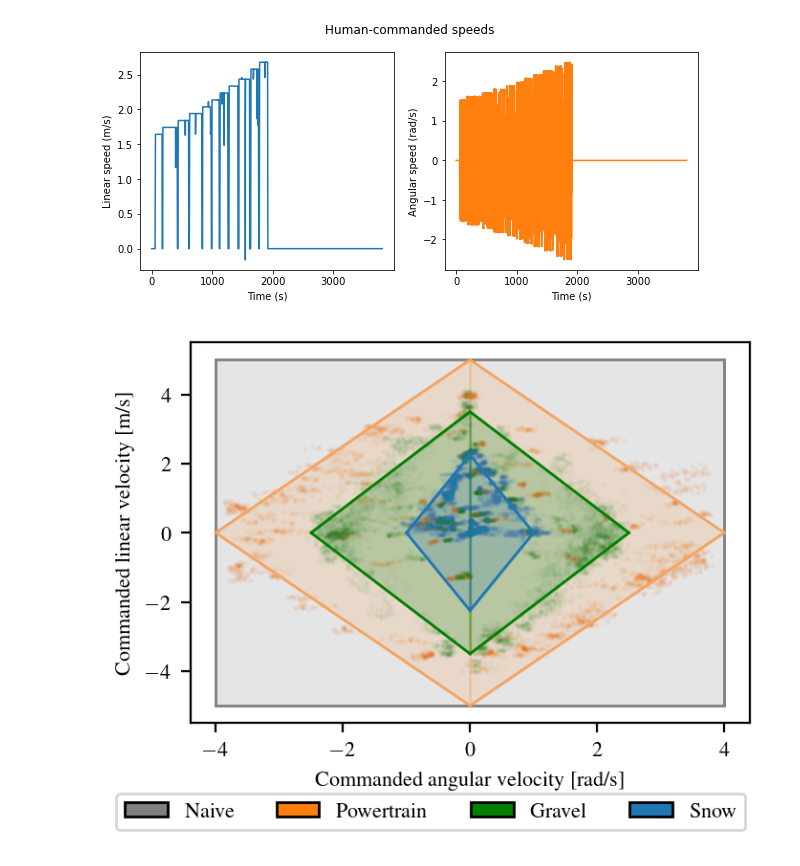
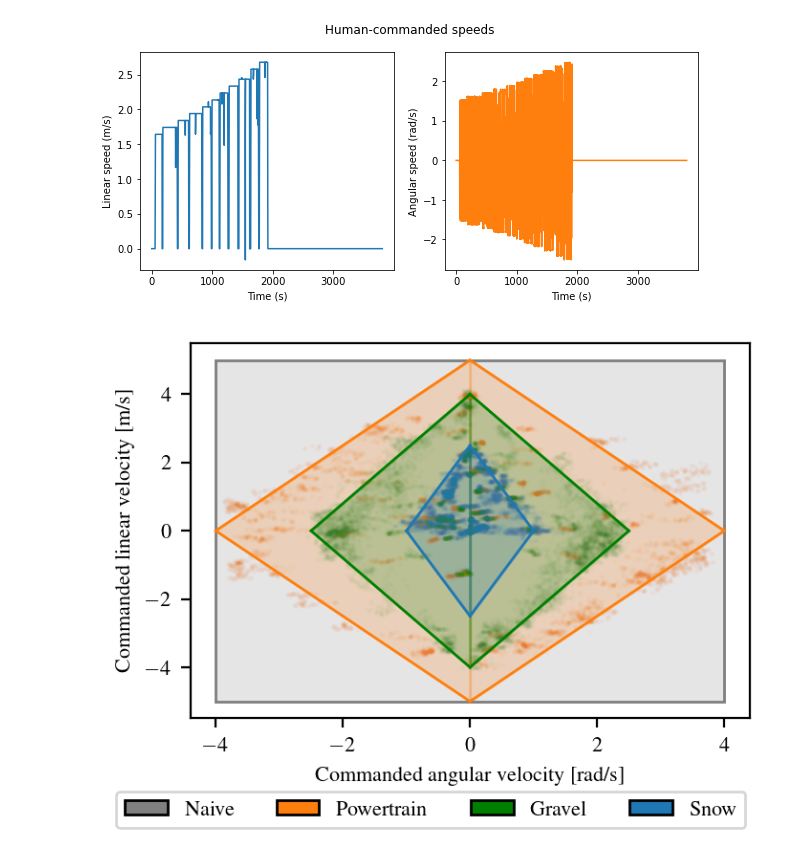
Before and after one commit to norlab-ulaval/norlab_WMRD, a Jupyter notebook: RAL2023/intro/input_space_figure/export_cmd_vels.ipynb, the cells around one changed output. Saved outputs shown, nothing was run; the diff lists cells and outputs as text; code cells hidden in the pictures.

```diff
--- a/RAL2023/intro/input_space_figure/export_cmd_vels.ipynb
+++ b/RAL2023/intro/input_space_figure/export_cmd_vels.ipynb
@@ -150,17 +149,6 @@ import matplotlib.pyplot as plt
 from matplotlib.patches import Rectangle
 import matplotlib as mpl
 
-font = {'family': 'normal',
-        'weight': 'bold',
-        'size': 8}
-plt.rc('font', **font)
-width = 3.402
-height = width / 1.3
-plt.close('all')
-fig, ax = plt.subplots(1, 1, dpi=200)
-fig.set_size_inches(width, height)
-# fig.subplots_adjust(left=.1, bottom=0.07, right=.995, top=.98)
-fig.subplots_adjust(top=0.99, bottom=0.23, right=.99, left=0.13)
 
 plt.rc('font', family='serif', serif='Times')
 plt.rc('text', usetex=True)
@@ -169,6 +157,14 @@ plt.rc('ytick', labelsize=8)
 plt.rc('axes', labelsize=8)
 mpl.rcParams['lines.dashed_pattern'] = [2, 2]
 mpl.rcParams['lines.linewidth'] = 1.0
+
+width  = 3.402
+height = width / 1.3
+plt.close('all')
+fig, ax = plt.subplots(1, 1, dpi=200)
+fig.set_size_inches(width, height)
+# fig.subplots_adjust(left=.1, bottom=0.07, right=.995, top=.98)
+fig.subplots_adjust(top=0.99, bottom=0.24, right=.99, left=0.13)
 
 x_min = -4
 x_max = 4
@@ -183,12 +179,12 @@ maximum_linear_vel_positive = 5
 maximum_linear_vel_negative = -5
 maximum_angular_vel_positive = 4
 maximum_angular_vel_negative = -4
-gravel_maximum_linear_vel_positive = 3.5
-gravel_maximum_linear_vel_negative = -3.5
+gravel_maximum_linear_vel_positive = 4
+gravel_maximum_linear_vel_negative = -4
 gravel_maximum_angular_vel_positive = 2.5
 gravel_maximum_angular_vel_negative = -2.5
-snow_maximum_linear_vel_positive = 2.25
-snow_maximum_linear_vel_negative = -2.25
+snow_maximum_linear_vel_positive = 2.5
+snow_maximum_linear_vel_negative = -2.5
 snow_maximum_angular_vel_positive = 1
 snow_maximum_angular_vel_negative = -1
 
@@ -213,13 +209,13 @@ char_q2_vel_linspace = np.linspace(maximum_linear_vel_positive, 0, int(num_point
 char_q3_vel_linspace = np.linspace(maximum_linear_vel_negative, 0, int(num_points / 2)).flatten()
 char_q4_vel_linspace = np.linspace(0, maximum_linear_vel_negative, int(num_points / 2)).flatten()
 
-## plot characterized input space
-q1_char_input_space = ax.plot(char_angular_vel_linspace_negative, char_q1_vel_linspace, color='sandybrown', lw=line_width, label='Characterized')
-q2_char_input_space = ax.plot(char_angular_vel_linspace_positive, char_q2_vel_linspace, color='sandybrown', lw=line_width)
-q3_char_input_space = ax.plot(char_angular_vel_linspace_positive, char_q3_vel_linspace, color='sandybrown', lw=line_width)
-q4_char_input_space = ax.plot(char_angular_vel_linspace_negative, char_q4_vel_linspace, color='sandybrown', lw=line_width)
-ax.fill_between(char_angular_vel_linspace_negative, char_q1_vel_linspace, y2=char_q4_vel_linspace, alpha=alpha, color='sandybrown')
-ax.fill_between(char_angular_vel_linspace_positive, char_q2_vel_linspace, y2=char_q3_vel_linspace, alpha=alpha, color='sandybrown')
+# plot characterized input space
+q1_char_input_space = ax.plot(char_angular_vel_linspace_negative, char_q1_vel_linspace, color='C1', lw=line_width, label='Characterized')
+q2_char_input_space = ax.plot(char_angular_vel_linspace_positive, char_q2_vel_linspace, color='C1', lw=line_width)
+q3_char_input_space = ax.plot(char_angular_vel_linspace_positive, char_q3_vel_linspace, color='C1', lw=line_width)
+q4_char_input_space = ax.plot(char_angular_vel_linspace_negative, char_q4_vel_linspace, color='C1', lw=line_width)
+ax.fill_between(char_angular_vel_linspace_negative, char_q1_vel_linspace, y2=char_q4_vel_linspace, alpha=alpha, color='C1')
+ax.fill_between(char_angular_vel_linspace_positive, char_q2_vel_linspace, y2=char_q3_vel_linspace, alpha=alpha, color='C1')
 
 gravel_angular_vel_linspace_negative = np.linspace(gravel_maximum_angular_vel_negative, 0, int(num_points / 2)).flatten()
 gravel_angular_vel_linspace_positive = np.linspace(0, gravel_maximum_angular_vel_positive, int(num_points / 2)).flatten()
@@ -228,7 +224,7 @@ gravel_q2_vel_linspace = np.linspace(gravel_maximum_linear_vel_positive, 0, int(
 gravel_q3_vel_linspace = np.linspace(gravel_maximum_linear_vel_negative, 0, int(num_points / 2)).flatten()
 gravel_q4_vel_linspace = np.linspace(0, gravel_maximum_linear_vel_negative, int(num_points / 2)).flatten()
 
-## plot gravel space
+# plot characterized gravel
 q1_gravel_input_space = ax.plot(gravel_angular_vel_linspace_negative, gravel_q1_vel_linspace, color='green', lw=line_width, label='Characterized')
 q2_gravel_input_space = ax.plot(gravel_angular_vel_linspace_positive, gravel_q2_vel_linspace, color='green', lw=line_width)
 q3_gravel_input_space = ax.plot(gravel_angular_vel_linspace_positive, gravel_q3_vel_linspace, color='green', lw=line_width)
@@ -242,50 +238,44 @@ snow_q1_vel_linspace = np.linspace(0, snow_maximum_linear_vel_positive, int(num_
 snow_q2_vel_linspace = np.linspace(snow_maximum_linear_vel_positive, 0, int(num_points / 2)).flatten()
 snow_q3_vel_linspace = np.linspace(snow_maximum_linear_vel_negative, 0, int(num_points / 2)).flatten()
 snow_q4_vel_linspace = np.linspace(0, snow_maximum_linear_vel_negative, int(num_points / 2)).flatten()
 
-## plot snow space
+# plot characterized snow
 q1_snow_input_space = ax.plot(snow_angular_vel_linspace_negative, snow_q1_vel_linspace, color='C0', lw=line_width, label='Characterized')
 q2_snow_input_space = ax.plot(snow_angular_vel_linspace_positive, snow_q2_vel_linspace, color='C0', lw=line_width)
 q3_snow_input_space = ax.plot(snow_angular_vel_linspace_positive, snow_q3_vel_linspace, color='C0', lw=line_width)
 q4_snow_input_space = ax.plot(snow_angular_vel_linspace_negative, snow_q4_vel_linspace, color='C0', lw=line_width)
 ax.fill_between(snow_angular_vel_linspace_negative, snow_q1_vel_linspace, y2=snow_q4_vel_linspace, alpha=alpha, color='C0')
 ax.fill_between(snow_angular_vel_linspace_positive, snow_q2_vel_linspace, y2=snow_q3_vel_linspace, alpha=alpha, color='C0')
 
 # plot icp velocities
 for i in range(steady_state_idd_body_vel_yaw.shape[0]):
     if abs(np.median(steady_state_icp_body_vel_x[i]) - steady_state_idd_body_vel_x[i][0]) > 2.5:
         continue
-    # ax.scatter(steady_state_idd_body_vel_yaw[i], steady_state_idd_body_vel_x[i], s=1, color="C1", alpha=0.1)
+    ax.scatter(steady_state_encoder_body_vel_yaw[i], steady_state_encoder_body_vel_x[i], s=1, color="C1", alpha=0.01)
     ax.scatter(steady_state_icp_body_vel_yaw[i], steady_state_icp_body_vel_x[i], s=1, color="green", alpha=0.01)
-    ax.scatter(steady_state_encoder_body_vel_yaw[i], steady_state_encoder_body_vel_x[i], s=1, color="C1", alpha=0.01)
-    # ax.quiver(steady_state_idd_body_vel_yaw[i][0], steady_state_idd_body_vel_x[i][0],
-    #           np.median(steady_state_icp_body_vel_yaw[i]) - steady_state_idd_body_vel_yaw[i][0],
-    #           np.median(steady_state_icp_body_vel_x[i]) - steady_state_idd_body_vel_x[i][0], angles='xy',
-    #           scale_units='xy', scale=1, width=0.03, headwidth=5, headlength=3, headaxislength=3, minlength=1,
-    #           minshaft=1, units='xy', color="C3", alpha=0.5)
+    # ax.quiver(steady_state_idd_body_vel_yaw[i][0], steady_state_idd_body_vel_x[i][0], np.median(steady_state_icp_body_vel_yaw[i]) - steady_state_idd_body_vel_yaw[i][0], np.median(steady_state_icp_body_vel_x[i]) - steady_state_idd_body_vel_x[i][0], angles='xy', scale_units='xy', scale=1, width=0.03, headwidth=5, headlength=3, headaxislength=3, minlength=1, minshaft=1, units='xy', color="C3", alpha=0.5)
     # for j in range(steady_state_idd_body_vel_yaw.shape[1]):
-    # ax.quiver(steady_state_idd_body_vel_yaw[i][j], steady_state_idd_body_vel_x[i][j], steady_state_icp_body_vel_yaw[i][j] - steady_state_idd_body_vel_yaw[i][j], steady_state_icp_body_vel_x[i][j] - steady_state_idd_body_vel_x[i][j], angles='xy', scale_units='xy', scale=1, width=0.03, headwidth=3, headlength=1, headaxislength=1, minlength=1, minshaft=1, units='xy', alpha=0.1)
+        # ax.quiver(steady_state_idd_body_vel_yaw[i][j], steady_state_idd_body_vel_x[i][j], steady_state_icp_body_vel_yaw[i][j] - steady_state_idd_body_vel_yaw[i][j], steady_state_icp_body_vel_x[i][j] - steady_state_idd_body_vel_x[i][j], angles='xy', scale_units='xy', scale=1, width=0.03, headwidth=3, headlength=1, headaxislength=1, minlength=1, minshaft=1, units='xy', alpha=0.1)
 
 for i in range(steady_state_icp_body_vel_x_tracks.shape[0]):
     ax.scatter(steady_state_icp_body_vel_yaw_tracks[i], steady_state_icp_body_vel_x_tracks[i], s=1, color="C0", alpha=0.01)
 
 # plot humand-commanded velocities
 # ax.scatter(cmd_vel_omega, cmd_vel_x, s=1, color="gray", alpha=0.03)
 
-legend_elements = [
-    Rectangle((0, 0), width=3, height=3, facecolor="grey", label='Naive', linestyle='solid', edgecolor='k'),
-    Rectangle((0, 0), width=3, height=3, facecolor="C1", label='Powertrain', linestyle='solid', edgecolor='k'),
-    # Rectangle((0,0), width=3, height=3, facecolor="gray", label='Human', linestyle='solid', edgecolor='k'),
-    #  Rectangle((0,0), width=3, height=3, facecolor="C3", label='Doughnut', linestyle='solid', edgecolor='k'),
-    Rectangle((0, 0), width=3, height=3, facecolor="green", label='Gravel', linestyle='solid', edgecolor='k'),
-    Rectangle((0, 0), width=3, height=3, facecolor="C0", label='Snow', linestyle='solid', edgecolor='k')]
+legend_elements = [Rectangle((0,0), width=5, height=3, facecolor="grey", label='Naive', linestyle='solid', edgecolor='k'),
+                   Rectangle((0,0), width=5, height=3, facecolor="C1", label='Powertrain', linestyle='solid', edgecolor='k'),
+                  # Rectangle((0,0), width=5, height=3, facecolor="gray", label='Human', linestyle='solid', edgecolor='k'),
+                  #  Rectangle((0,0), width=5, height=3, facecolor="C3", label='Doughnut', linestyle='solid', edgecolor='k'),
+                  Rectangle((0,0), width=5, height=3, facecolor="green", label='Gravel', linestyle='solid', edgecolor='k'),
+                  Rectangle((0,0), width=5, height=3, facecolor="C0", label='Snow', linestyle='solid', edgecolor='k')]
 ax.set_xlabel("Commanded angular velocity [rad/s]")
 ax.set_ylabel("Commanded linear velocity [m/s]")
 
-fig.legend(handles=legend_elements, loc="lower center", bbox_to_anchor=(0.5, -0.005), ncol=4)
-fig.savefig("fig.pdf", dpi=25)
+fig.legend(handles=legend_elements, loc="lower center", bbox_to_anchor=(0.5, 0), ncol=4)
+fig.savefig("fig.pdf", dpi=100)
 fig.savefig("fig.jpg")
 plt.show()
 # %% [output]
-[figure, old version]
+[figure, new version]
 # %%
```
Also changed, not shown: parts of 5 cells of this notebook, 7 other files.
